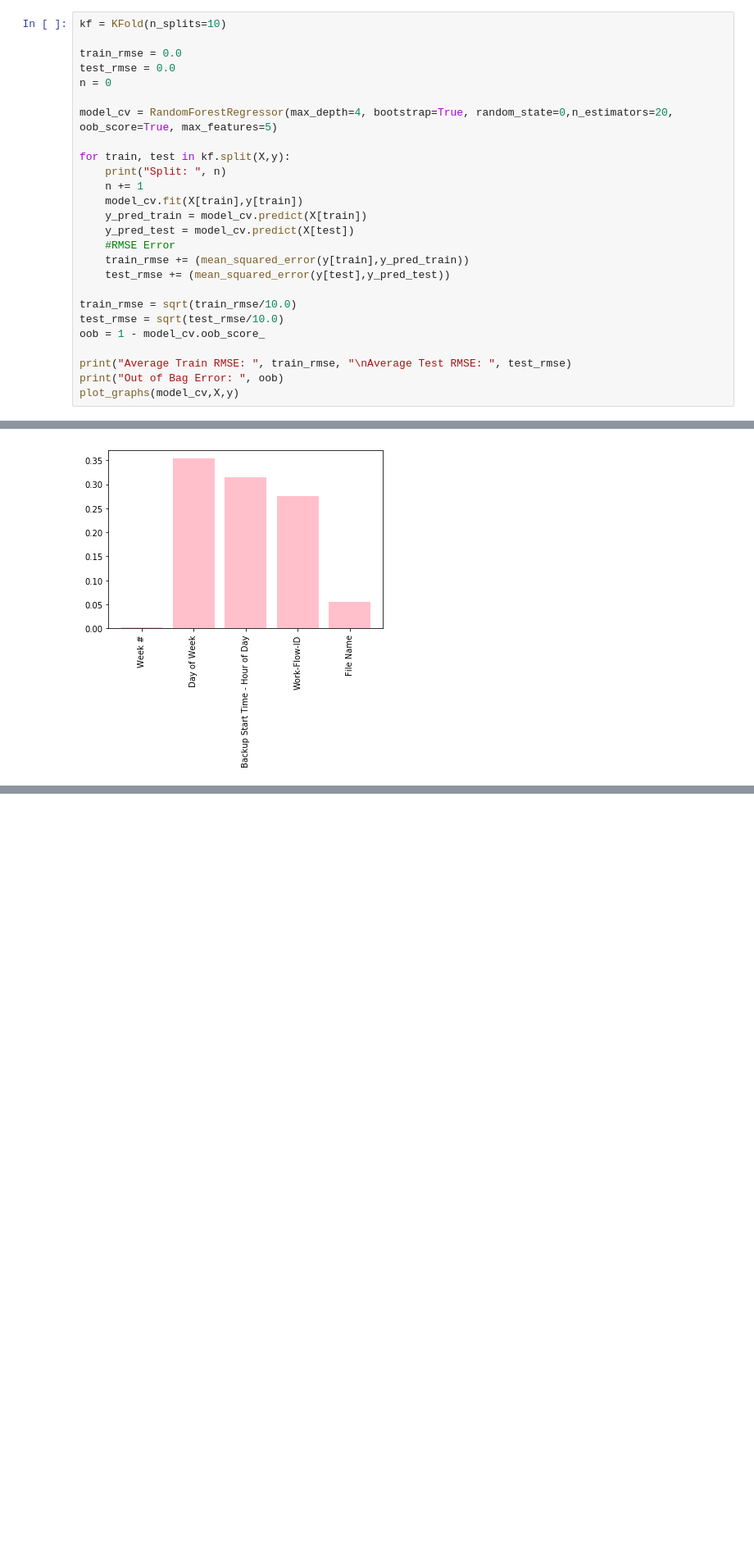
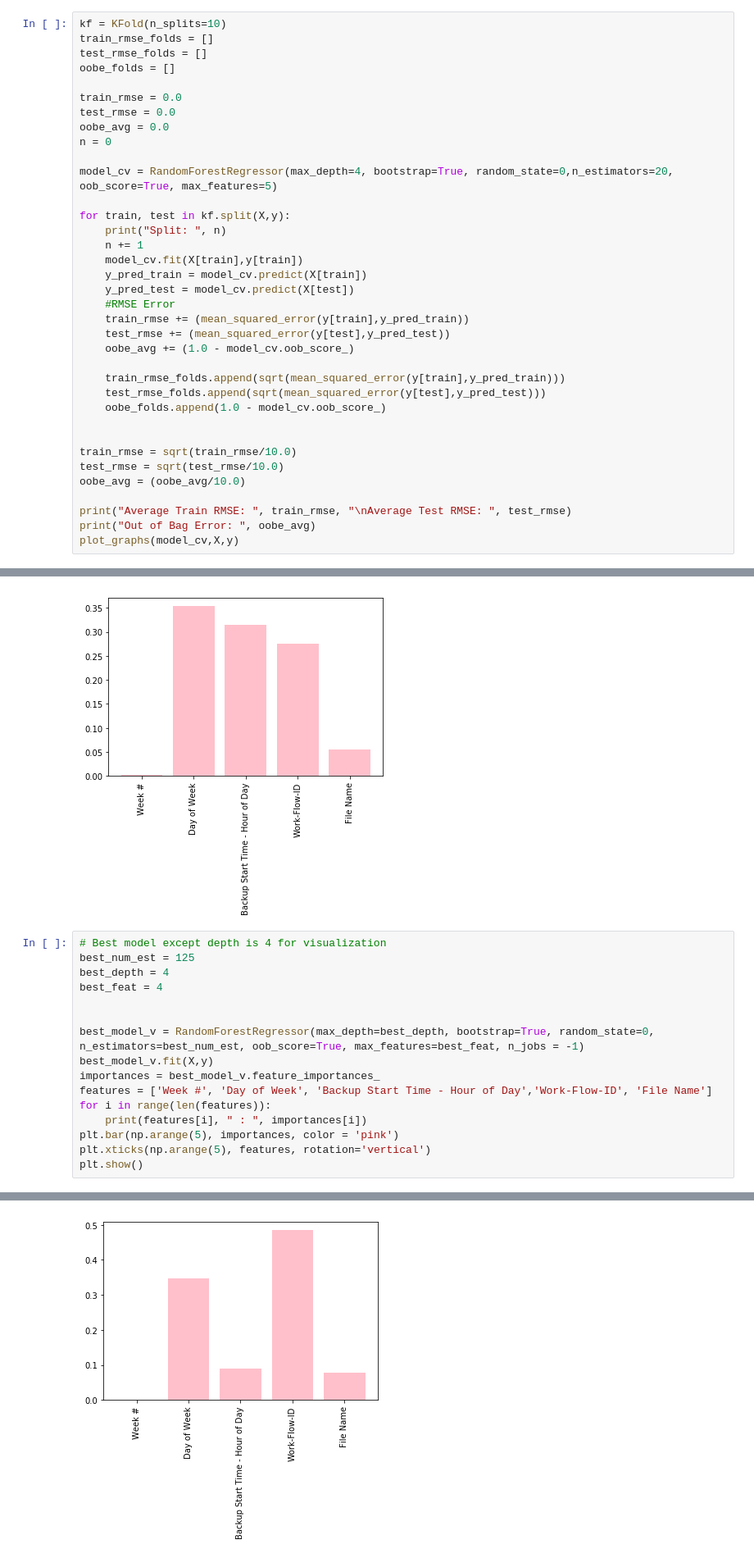
Before and after one commit to rupadevan94/large-scale-data-mining, a Jupyter notebook: Project4/Dataset1.ipynb, the cells around one changed output, grey strips where cells are left out. Shown at 82% size. Cells and saved outputs as stored; diff of their text form; blank space fills up the shorter version.

```diff
--- a/Project4/Dataset1.ipynb
+++ b/Project4/Dataset1.ipynb
@@ -204,9 +207,13 @@ Fold  9  Train RMSE:  0.10218052288489649  Test RMSE:  0.09878118622689994
 [figure]
 # %%
 kf = KFold(n_splits=10)
+train_rmse_folds = []
+test_rmse_folds = []
+oobe_folds = []
 
 train_rmse = 0.0
 test_rmse = 0.0
+oobe_avg = 0.0
 n = 0
 
 model_cv = RandomForestRegressor(max_depth=4, bootstrap=True, random_state=0,n_estimators=20, oob_score=True, max_features=5)
@@ -220,13 +227,19 @@ for train, test in kf.split(X,y):
     #RMSE Error
     train_rmse += (mean_squared_error(y[train],y_pred_train))
     test_rmse += (mean_squared_error(y[test],y_pred_test))
+    oobe_avg += (1.0 - model_cv.oob_score_)
+
+    train_rmse_folds.append(sqrt(mean_squared_error(y[train],y_pred_train)))
+    test_rmse_folds.append(sqrt(mean_squared_error(y[test],y_pred_test)))
+    oobe_folds.append(1.0 - model_cv.oob_score_)
+
 
 train_rmse = sqrt(train_rmse/10.0)
 test_rmse = sqrt(test_rmse/10.0)
-oob = 1 - model_cv.oob_score_
+oobe_avg = (oobe_avg/10.0)
 
 print("Average Train RMSE: ", train_rmse, "\nAverage Test RMSE: ", test_rmse)
-print("Out of Bag Error: ", oob)
+print("Out of Bag Error: ", oobe_avg)
 plot_graphs(model_cv,X,y)
 # %% [output]
 Split:  0
@@ -498,3 +554,20 @@ Backup Start Time - Hour of Day  :  0.3146166840559811
 Work-Flow-ID  :  0.27484745749310724
 File Name  :  0.05535075696524266
 [figure]
+# %%
+# Best model except depth is 4 for visualization
+best_num_est = 125
+best_depth = 4
+best_feat = 4
+
+
+best_model_v = RandomForestRegressor(max_depth=best_depth, bootstrap=True, random_state=0, n_estimators=best_num_est, oob_score=True, max_features=best_feat, n_jobs = -1)
+best_model_v.fit(X,y)
+importances = best_model_v.feature_importances_
+features = ['Week #', 'Day of Week', 'Backup Start Time - Hour of Day','Work-Flow-ID', 'File Name']
+for i in range(len(features)):
+    print(features[i], " : ", importances[i])
+plt.bar(np.arange(5), importances, color = 'pink')
+plt.xticks(np.arange(5), features, rotation='vertical')
+plt.show()
+# %% [output]
@@ -501 +579,2 @@ File Name  :  0.05535075696524266
+[figure, added]
 # %%
```
Also changed, not shown: parts of 20 cells of this notebook.
